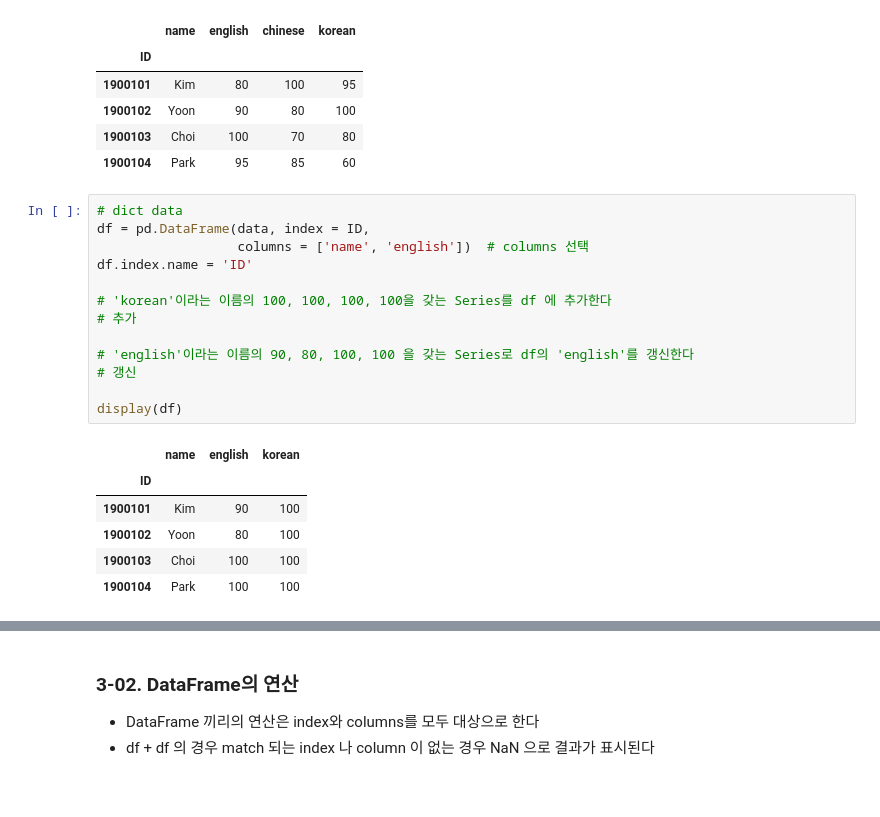
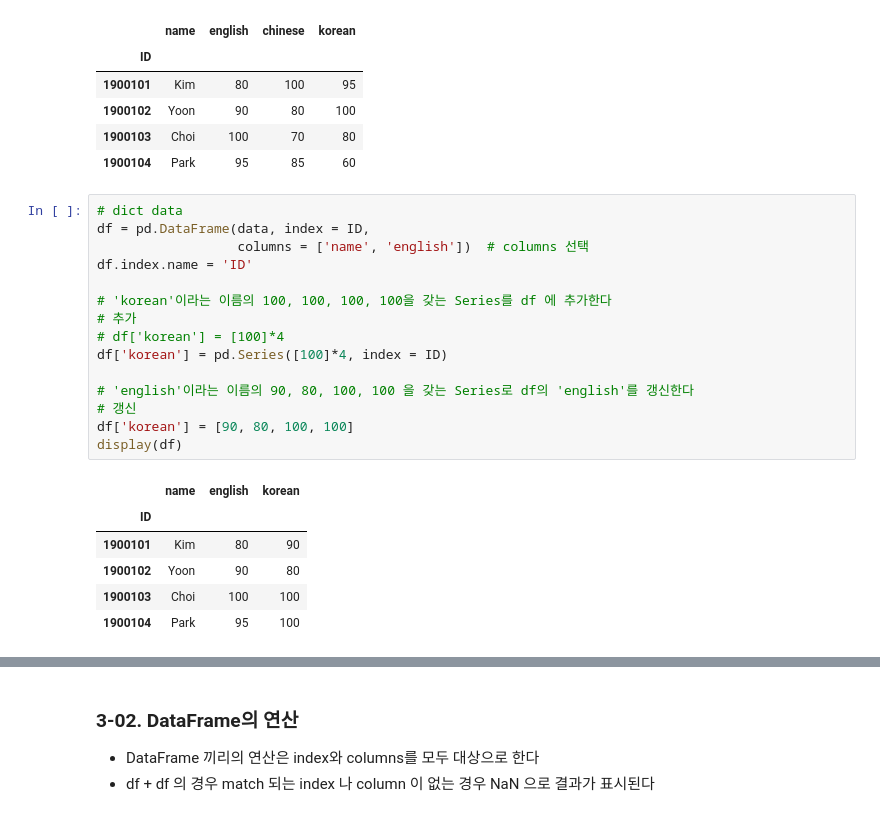
Before and after one commit to oms1226/20201130_python_farmingindustry, a Jupyter notebook: 2week/Python_for_AI_Pandas_PART1_LAB1208.ipynb, the cells around one changed output, grey strips where cells are left out. Cells and saved outputs as stored; diff of their text form.

```diff
--- a/2week/Python_for_AI_Pandas_PART1_LAB1208.ipynb
+++ b/2week/Python_for_AI_Pandas_PART1_LAB1208.ipynb
@@ -735,23 +768,25 @@ display(df)
 # %%
 # dict data
 df = pd.DataFrame(data, index = ID,
                   columns = ['name', 'english'])  # columns 선택
 df.index.name = 'ID'
 
 # 'korean'이라는 이름의 100, 100, 100, 100을 갖는 Series를 df 에 추가한다
 # 추가
+# df['korean'] = [100]*4
+df['korean'] = pd.Series([100]*4, index = ID)
 
 # 'english'이라는 이름의 90, 80, 100, 100 을 갖는 Series로 df의 'english'를 갱신한다
 # 갱신
-
+df['korean'] = [90, 80, 100, 100]
 display(df)
 # %% [output]
 |  | name | english | korean |
 | ID |  |  |  |
-| 1900101 | Kim | 90 | 100 |
-| 1900102 | Yoon | 80 | 100 |
+| 1900101 | Kim | 80 | 90 |
+| 1900102 | Yoon | 90 | 80 |
 | 1900103 | Choi | 100 | 100 |
-| 1900104 | Park | 100 | 100 |
+| 1900104 | Park | 95 | 100 |
 # %%
 # ndarray(2D) data
 a = np.random.randint(80, 100, size=(4, 3)).astype(np.float16)
```
Also changed, not shown: parts of 12 cells of this notebook, 4 other files.
